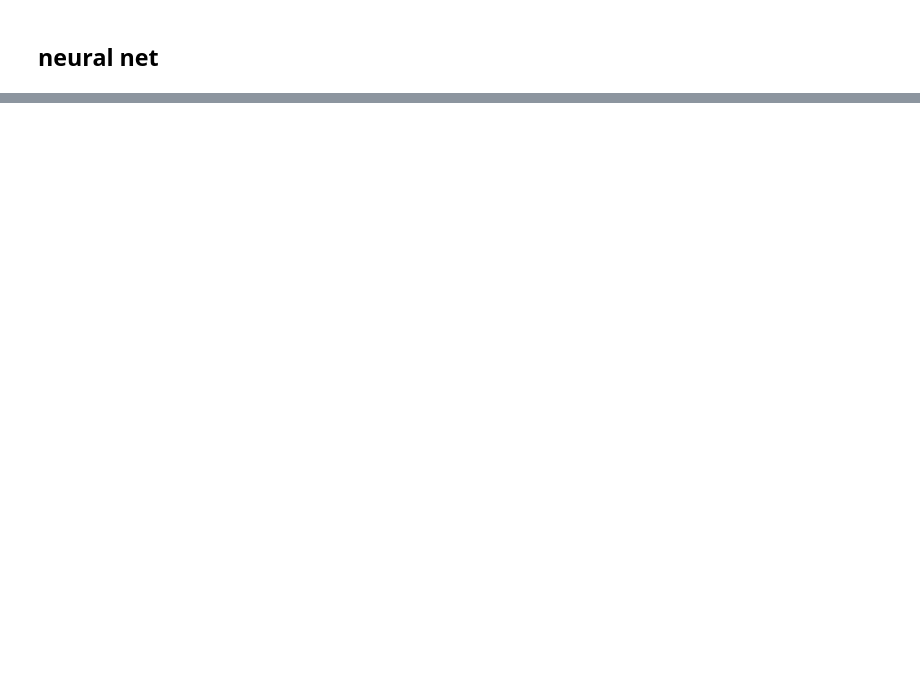
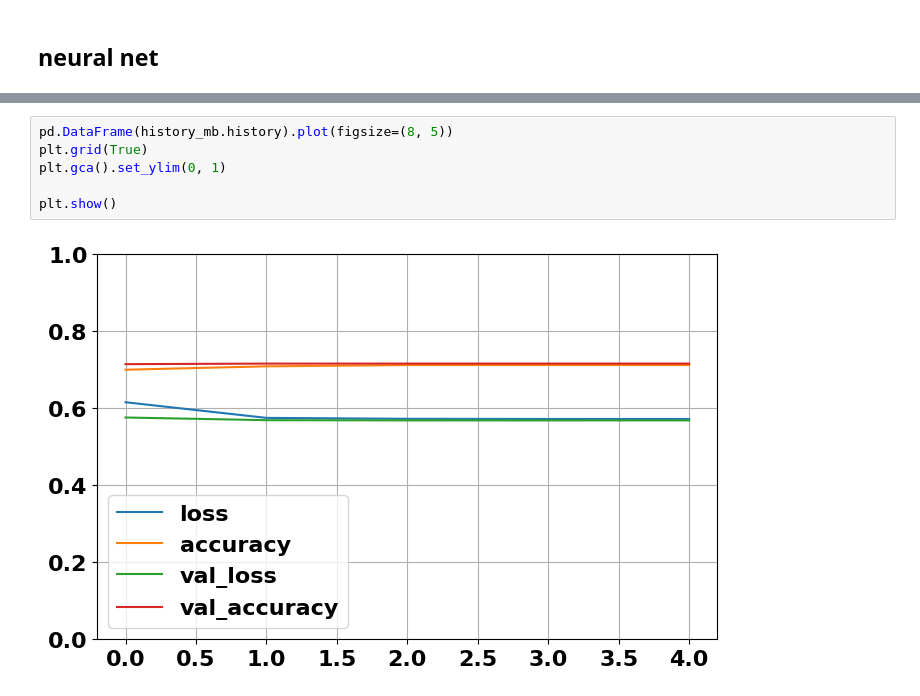
Before and after one commit to samlowe106/MATH-7243-Project, a Jupyter notebook: Final Code.ipynb, the cells around one changed output, grey strips where cells are left out. Cells and saved outputs as stored; diff of their text form; blank space fills up the shorter version.

Commit message:
Ran models and generated graphics

```diff
--- a/Final Code.ipynb
+++ b/Final Code.ipynb
@@ -921,3 +826,11 @@ model.evaluate(X_test.astype('float32'), y_test.astype('float32'))
+# %%
+pd.DataFrame(history_mb.history).plot(figsize=(8, 5))
+plt.grid(True)
+plt.gca().set_ylim(0, 1)
+
+plt.show()
+# %% [output]
+[figure, added]
 # %%
 # train using stochastic gradient decent
 history_sgd = model.fit(
```
Also changed, not shown: parts of 15 cells of this notebook.
